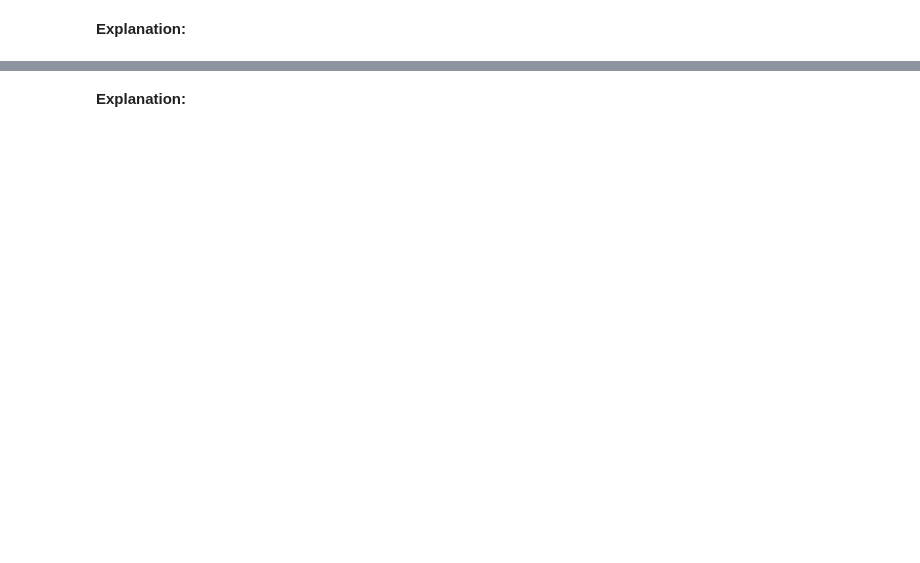
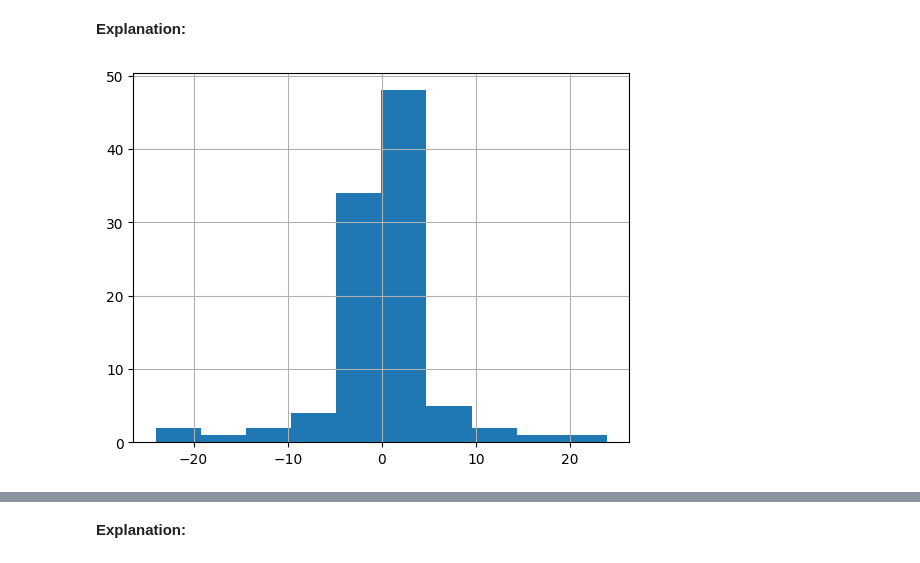
Before and after one commit to jvtaylar-cpe/SpecialTopicsDS, a Jupyter notebook: Module 2/Notebooks/Introduction_to_Stationarity_student.ipynb, the cells around one changed output, grey strips where cells are left out. Drawn from its saved outputs; the diff is of its cells as text; code cells hidden in the pictures; blank space fills up the shorter version.

```diff
--- a/Module 2/Notebooks/Introduction_to_Stationarity_student.ipynb
+++ b/Module 2/Notebooks/Introduction_to_Stationarity_student.ipynb
@@ -396,3 +457,6 @@ Think back to the two datasets from Exercise #1. You should have the tools to an
 **Explanation:**
 # %%
 # histograms
+pd.Series(dataset_SNS_1).hist();
+# %% [output]
+[figure, added]
```
Also changed, not shown: parts of 24 cells of this notebook, 9 other files.
